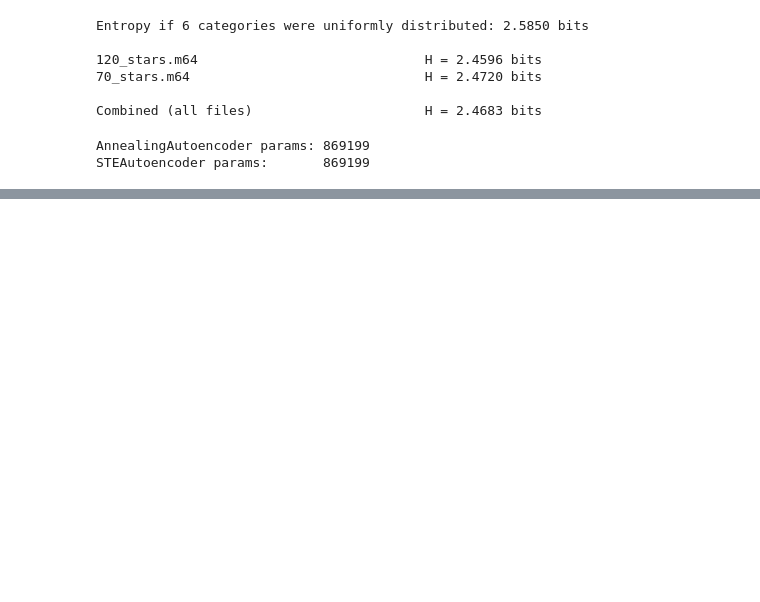
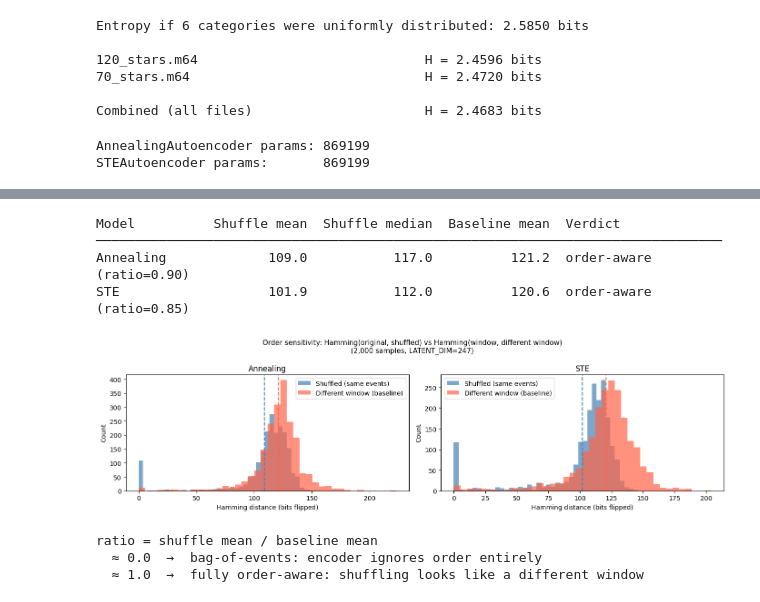
Before and after one commit to arosen64/mario_autoencoder, a Jupyter notebook: main.ipynb, the cells around one changed output, grey strips where cells are left out. Saved outputs shown, nothing was run; the diff lists cells and outputs as text; code cells hidden in the pictures; blank space fills up the shorter version.

```diff
--- a/main.ipynb
+++ b/main.ipynb
@@ -899,0 +683,77 @@ for input_name, windows in input_sets:
+# %%
+
+# ── Order Sensitivity Test ────────────────────────────────────────────────────
+torch.manual_seed(7)
+N_SAMPLES = 2000
+
+indices = torch.randperm(len(dataset))[:N_SAMPLES]
+original_windows = torch.stack([dataset[i] for i in indices])  # (N, W, 6)
+
+perm = torch.stack([torch.randperm(WINDOW_SIZE) for _ in range(N_SAMPLES)])
+shuffled_windows = original_windows[torch.arange(N_SAMPLES).unsqueeze(1), perm]
+
+other_indices = torch.randperm(len(dataset))[:N_SAMPLES]
+other_windows = torch.stack([dataset[i] for i in other_indices])
+
+
+def hamming_distances(model, windows_a, windows_b, chunk=256):
+    model.eval()
+    dists = []
+    with torch.no_grad():
+        for s in range(0, len(windows_a), chunk):
+            xa = windows_a[s:s+chunk].to(device)
+            xb = windows_b[s:s+chunk].to(device)
+            _, za, _ = model(xa.view(xa.size(0), -1))
+            _, zb, _ = model(xb.view(xb.size(0), -1))
+            ba = (za > 0.5).cpu().numpy()
+            bb = (zb > 0.5).cpu().numpy()
+            dists.append((ba != bb).sum(axis=1))
+    return np.concatenate(dists)  # (N,)
+
+
+print(f"{'Model':<12}  {'Shuffle mean':>13}  {'Shuffle median':>14}  {'Baseline mean':>13}  {'Verdict'}")
+print("─" * 80)
+
+fig, axes = plt.subplots(1, 2, figsize=(14, 4))
+fig.suptitle(
+    f"Order sensitivity: Hamming(original, shuffled) vs Hamming(window, different window)\n"
+    f"({N_SAMPLES:,} samples, LATENT_DIM={LATENT_DIM})",
+    fontsize=11,
+)
+
+for ax, (model_name, model) in zip(axes, [("Annealing", annealing_model), ("STE", ste_model)]):
+    d_shuffle  = hamming_distances(model, original_windows, shuffled_windows)
+    d_baseline = hamming_distances(model, original_windows, other_windows)
+
+    ratio   = d_shuffle.mean() / d_baseline.mean() if d_baseline.mean() > 0 else 0
+    verdict = "order-aware" if ratio > 0.1 else "bag-of-events"
+
+    print(
+        f"{model_name:<12}  {d_shuffle.mean():>13.1f}  {np.median(d_shuffle):>14.1f}  "
+        f"{d_baseline.mean():>13.1f}  {verdict}  (ratio={ratio:.2f})"
+    )
+
+    ax.hist(d_shuffle,  bins=40, alpha=0.7, label="Shuffled (same events)",     color="steelblue")
+    ax.hist(d_baseline, bins=40, alpha=0.7, label="Different window (baseline)", color="tomato")
+    ax.axvline(d_shuffle.mean(),  color="steelblue", linestyle="--", linewidth=1.5)
+    ax.axvline(d_baseline.mean(), color="tomato",    linestyle="--", linewidth=1.5)
+    ax.set_xlabel("Hamming distance (bits flipped)")
+    ax.set_ylabel("Count")
+    ax.set_title(model_name)
+    ax.legend()
+
+plt.tight_layout()
+plt.show()
+
+print("\nratio = shuffle mean / baseline mean")
+print("  ≈ 0.0  →  bag-of-events: encoder ignores order entirely")
+print("  ≈ 1.0  →  fully order-aware: shuffling looks like a different window")
+# %% [output]
+Model          Shuffle mean  Shuffle median  Baseline mean  Verdict
+────────────────────────────────────────────────────────────────────────────────
+Annealing             109.0           117.0          121.2  order-aware  (ratio=0.90)
+STE                   101.9           112.0          120.6  order-aware  (ratio=0.85)
+[figure, added]
+ratio = shuffle mean / baseline mean
+  ≈ 0.0  →  bag-of-events: encoder ignores order entirely
+  ≈ 1.0  →  fully order-aware: shuffling looks like a different window
```
Also changed, not shown: parts of 14 cells of this notebook.
